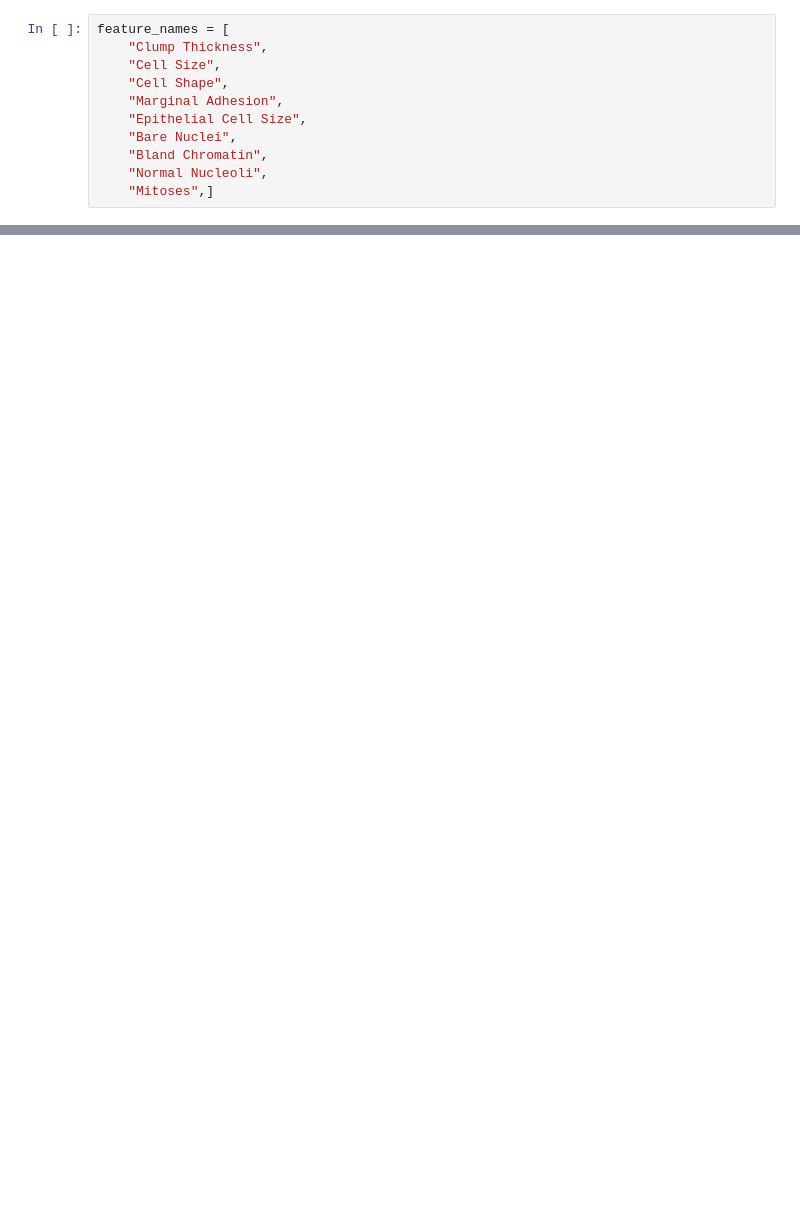
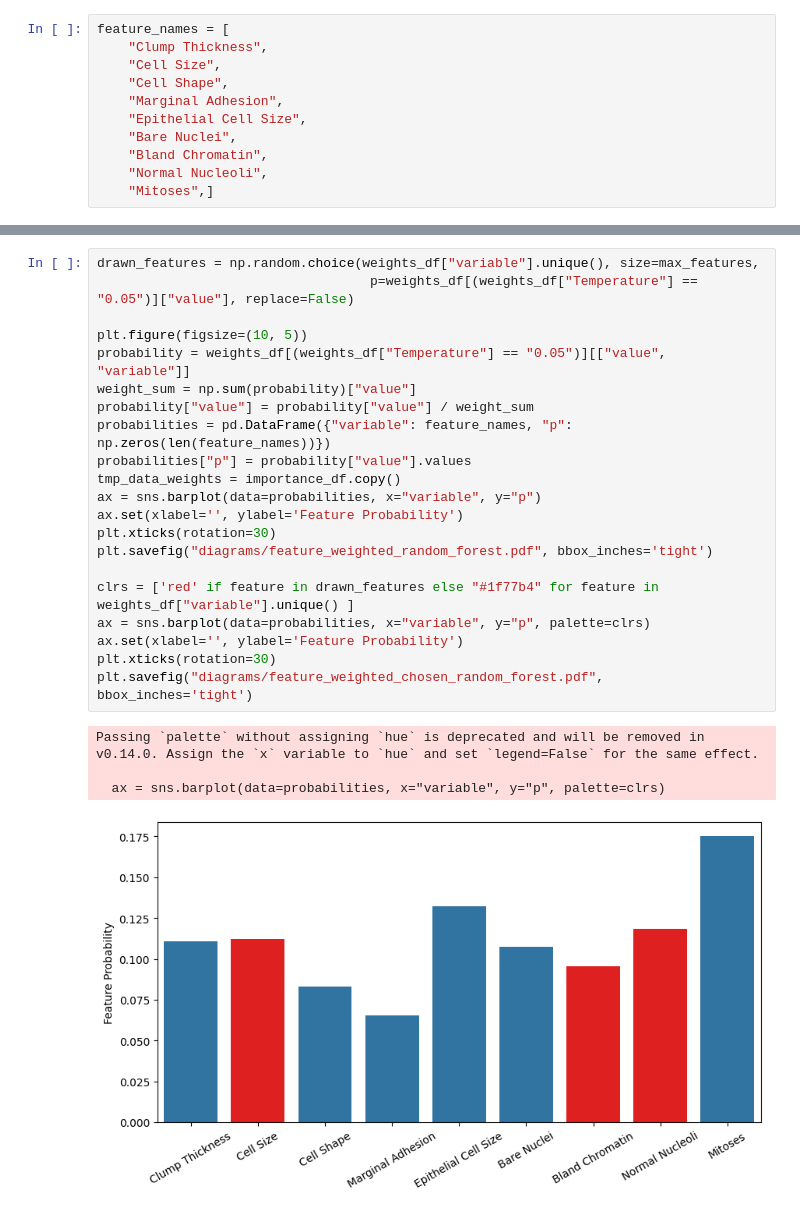
Before and after one commit to kramerlab/FeatureWeightDebiasing, a Jupyter notebook: notebooks/plot_feature_weights.ipynb, the cells around one changed output, grey strips where cells are left out. Cells and saved outputs as stored; diff of their text form; blank space fills up the shorter version.

```diff
--- a/notebooks/plot_feature_weights.ipynb
+++ b/notebooks/plot_feature_weights.ipynb
@@ -127,0 +127,26 @@ plt.savefig("diagrams/feature_importance.pdf", bbox_inches='tight')
+# %%
+drawn_features = np.random.choice(weights_df["variable"].unique(), size=max_features,
+                                   p=weights_df[(weights_df["Temperature"] == "0.05")]["value"], replace=False)
+
+plt.figure(figsize=(10, 5))
+probability = weights_df[(weights_df["Temperature"] == "0.05")][["value", "variable"]]
+weight_sum = np.sum(probability)["value"]
+probability["value"] = probability["value"] / weight_sum
+probabilities = pd.DataFrame({"variable": feature_names, "p": np.zeros(len(feature_names))})
+probabilities["p"] = probability["value"].values
+tmp_data_weights = importance_df.copy()
+ax = sns.barplot(data=probabilities, x="variable", y="p")
+ax.set(xlabel='', ylabel='Feature Probability')
+plt.xticks(rotation=30)
+plt.savefig("diagrams/feature_weighted_random_forest.pdf", bbox_inches='tight')
+
+clrs = ['red' if feature in drawn_features else "#1f77b4" for feature in weights_df["variable"].unique() ]
+ax = sns.barplot(data=probabilities, x="variable", y="p", palette=clrs)
+ax.set(xlabel='', ylabel='Feature Probability')
+plt.xticks(rotation=30)
+plt.savefig("diagrams/feature_weighted_chosen_random_forest.pdf", bbox_inches='tight')
+# %% [output]
+Passing `palette` without assigning `hue` is deprecated and will be removed in v0.14.0. Assign the `x` variable to `hue` and set `legend=False` for the same effect.
+
+  ax = sns.barplot(data=probabilities, x="variable", y="p", palette=clrs)
+[figure, added]
```
Also changed, not shown: parts of 12 cells of this notebook, 15 other files.
